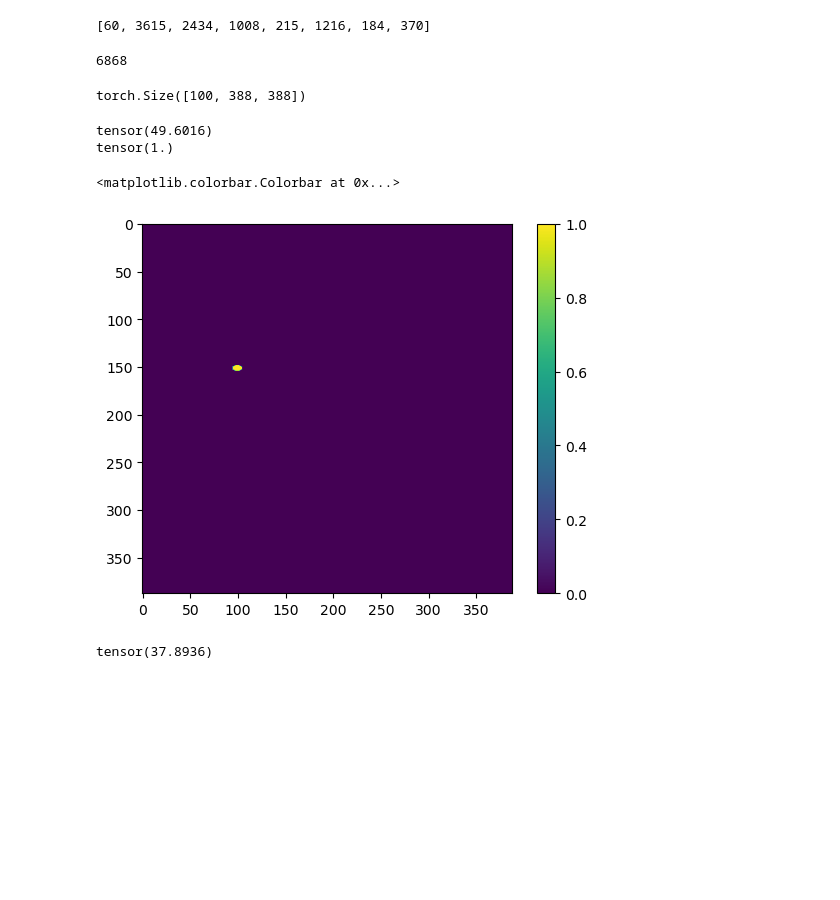
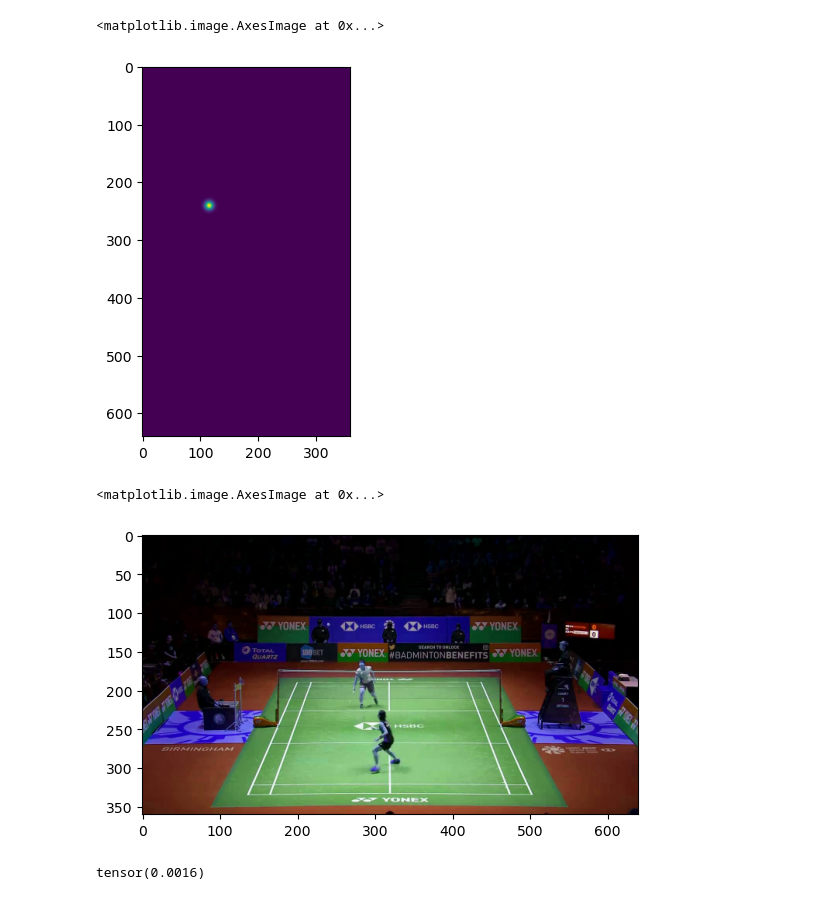
Before and after one commit to charliehuang09/Badminton-App, a Jupyter notebook: playground.ipynb, the cells around one changed output. Drawn from its saved outputs; the diff is of its cells as text; code cells hidden in the pictures; blank space fills up the shorter version.

```diff
--- a/playground.ipynb
+++ b/playground.ipynb
@@ -12,37 +12,22 @@ from model import Unet
 import cv2
 import matplotlib.pyplot as plt
 import random
-# %%
-random.sample(range(len(os.listdir('data/train/imgs'))), 8)
-# %% [output]
-[60, 3615, 2434, 1008, 215, 1216, 184, 370]
-# %%
-len(os.listdir('data/train/imgs'))
-# %% [output]
-6868
-# %%
-length = 100
-imgs = []
-for i in trange(length):
-    imgs.append(torch.from_numpy(np.load(f'data/train/labels/{i}.npy')))
-
-grid = make_grid(imgs)
-print(grid.shape)
-
-img = np.array(grid)
-img = img.transpose()
-# %% [output]
-torch.Size([100, 388, 388])
-# %%
-print(imgs[-1].sum())
-print(imgs[-1].max())
-plt.imshow(np.array(imgs[-1]).transpose())
-plt.colorbar()
-# %% [output]
-tensor(49.6016)
-tensor(1.)
-<matplotlib.colorbar.Colorbar at 0x...>
-[figure, removed]
+# %%
+imgs = torch.from_numpy(np.load(f'data/train/labels/{40}.npy'))
+plt.imshow(imgs)
+# %% [output]
+<matplotlib.image.AxesImage at 0x...>
+[figure, added]
+# %%
+img = torch.from_numpy(np.load(f'data/train/imgs/{40}.npy').transpose())
+plt.imshow(img)
+# %% [output]
+<matplotlib.image.AxesImage at 0x...>
+[figure, added]
+# %%
+imgs.max()
+# %% [output]
+tensor(0.0016)
 # %%
 from torch import nn
 import torch
@@ -53,4 +34,0 @@ input = torch.randn(2, 3, 12, 13)
-# %%
-input.sum()
-# %% [output]
-tensor(37.8936)
```
Also changed, not shown: parts of 12 cells of this notebook, 6 other files.
